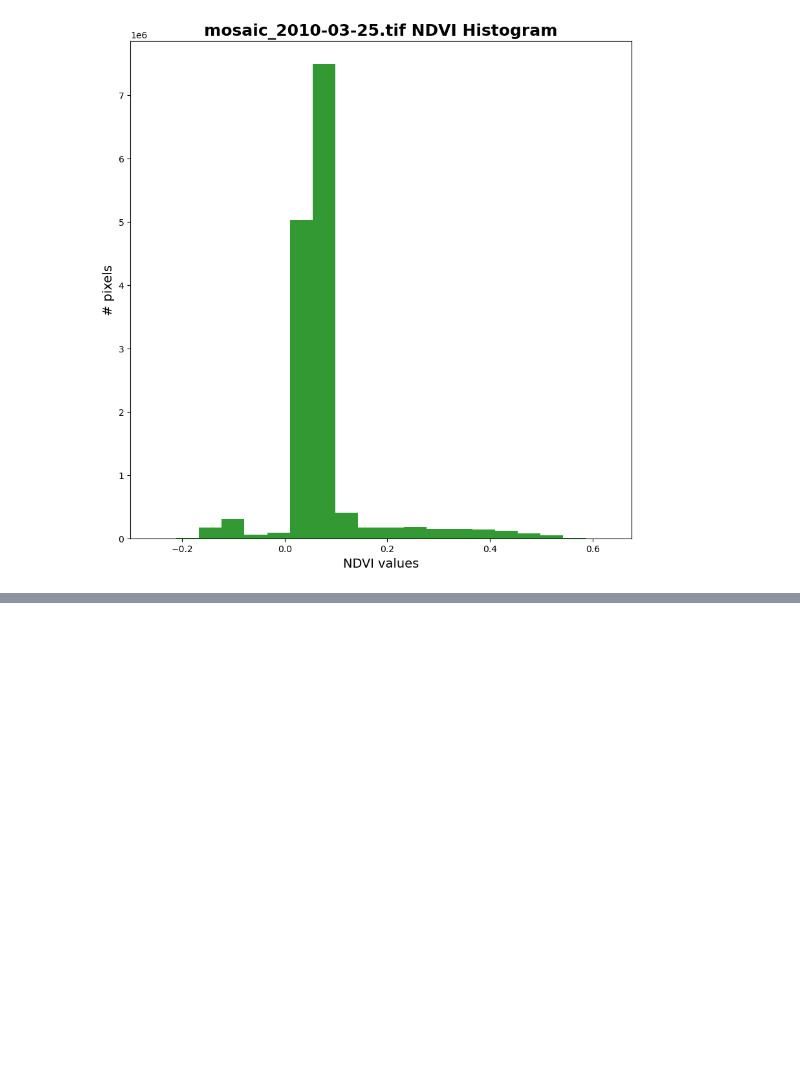
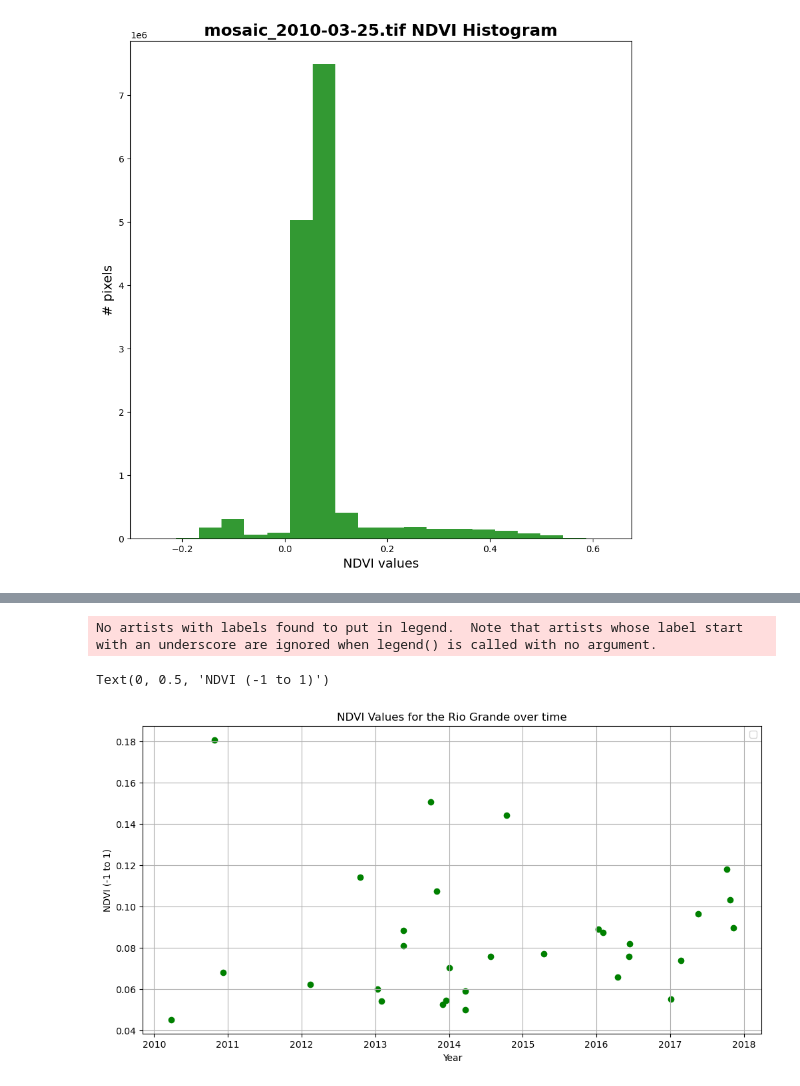
Before and after one commit to dtadych/Tadych_PlanetData_Challenge, a Jupyter notebook: RioGrandeAnalysis.ipynb, the cells around one changed output, grey strips where cells are left out. Drawn from its saved outputs; the diff is of its cells as text; code cells hidden in the pictures; blank space fills up the shorter version.

```diff
--- a/RioGrandeAnalysis.ipynb
+++ b/RioGrandeAnalysis.ipynb
@@ -438,0 +674,4 @@ plt.show()
+# %%
+NDVI_ts_df = NDVI_ts.to_dataframe(name='NDVI')
+NDVI_ts_df['Year'] = pd.DatetimeIndex(NDVI_ts_df.index).year
+NDVI_ts_df
@@ -438,0 +697,14 @@ plt.show()
+# %%
+f, ax = plt.subplots(figsize=(12,6))
+# ax.scatter(NDVI_ts.index, NDVI_ts[0], color='red')
+ax.scatter(NDVI_ts_df.index, NDVI_ts_df['NDVI'], c='green')
+# ax.axvspan("2017-06-10T12:00:00.000Z", "2018-06-16T00:00:00.000Z", color='grey', alpha=0.5, lw=0, label="Satellite relaunch gap")
+ax.set(title="NDVI Values for the Rio Grande over time")
+ax.legend(loc = 'upper right')
+ax.grid(zorder = 0)
+plt.xlabel('Year')
+plt.ylabel('NDVI (-1 to 1)')
+# %% [output]
+No artists with labels found to put in legend.  Note that artists whose label start with an underscore are ignored when legend() is called with no argument.
+Text(0, 0.5, 'NDVI (-1 to 1)')
+[figure, added]
```
Also changed, not shown: parts of 44 cells of this notebook, 1 other file.
